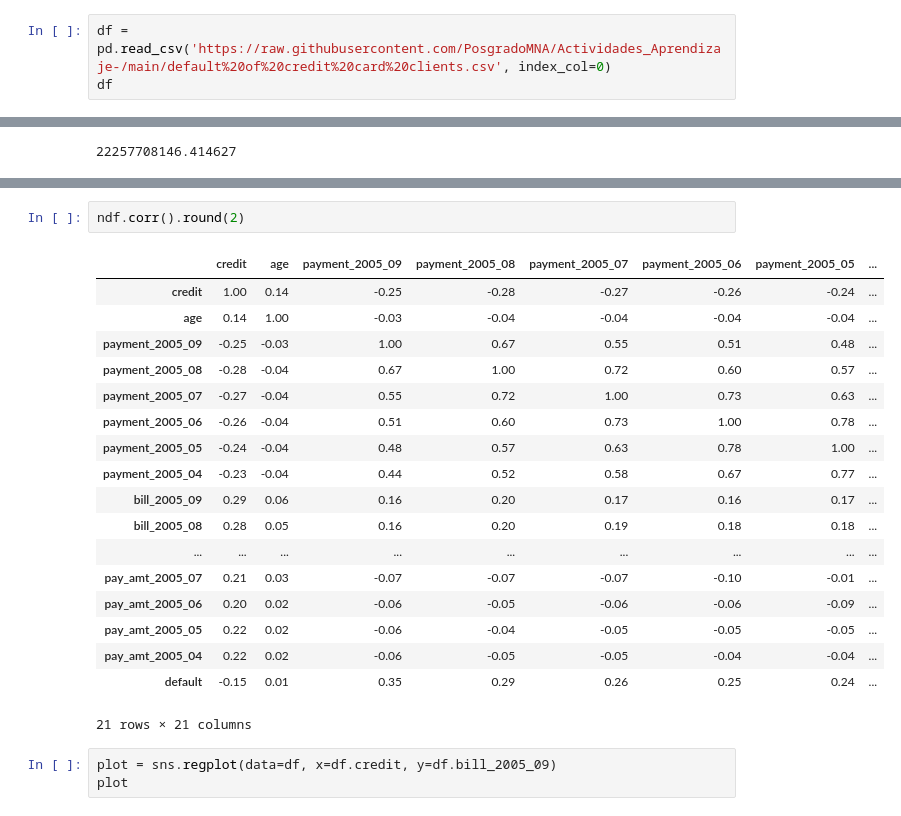
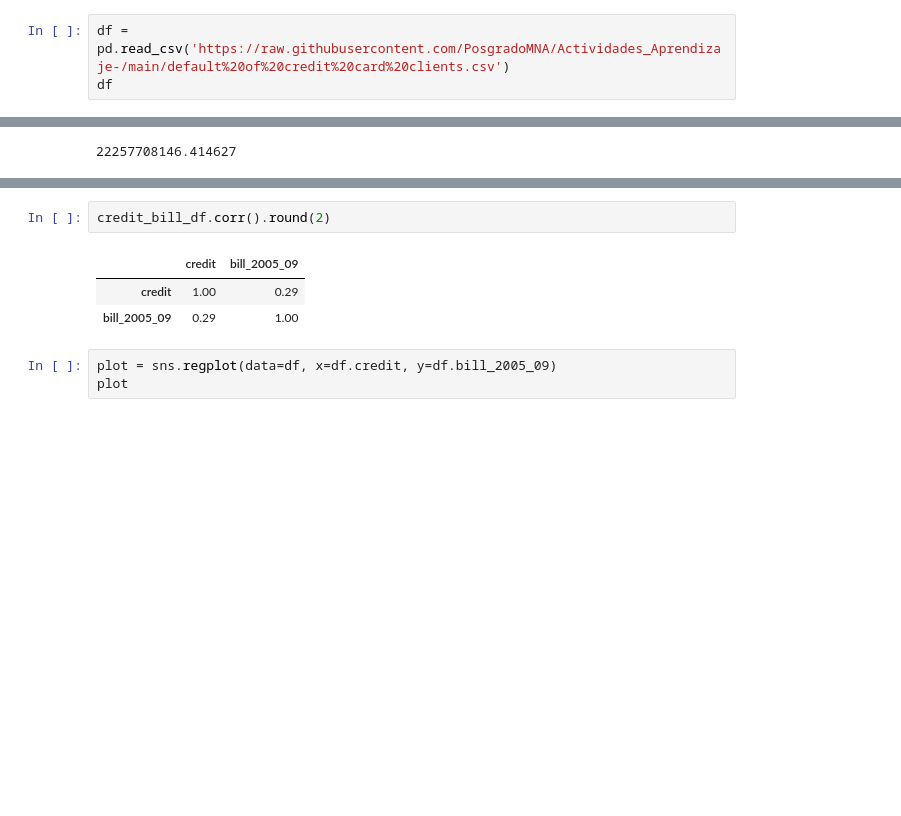
Before and after one commit to PosgradoMNA/actividades-del-projecto-equipo-35, a Jupyter notebook: Semana_4_Actividad_1.ipynb, the cells around one changed output, grey strips where cells are left out. Saved outputs shown, nothing was run; the diff lists cells and outputs as text; blank space fills up the shorter version.

```diff
--- a/Semana_4_Actividad_1.ipynb
+++ b/Semana_4_Actividad_1.ipynb
@@ -45,6 +45,6 @@ import matplotlib.pyplot as plt
 
 from sklearn.decomposition import PCA
 # %%
-df = pd.read_csv('https://raw.githubusercontent.com/PosgradoMNA/Actividades_Aprendizaje-/main/default%20of%20credit%20card%20clients.csv', index_col=0)
+df = pd.read_csv('https://raw.githubusercontent.com/PosgradoMNA/Actividades_Aprendizaje-/main/default%20of%20credit%20card%20clients.csv')
 df
 # %% [output]
@@ -277,24 +272,9 @@ Varianza de Cuentas: 11.94 %
 # %%
-ndf.corr().round(2)
+credit_bill_df.corr().round(2)
 # %% [output]
-|  | credit | age | payment_2005_09 | payment_2005_08 | payment_2005_07 | payment_2005_06 | payment_2005_05 | ... |
-| credit | 1.00 | 0.14 | -0.25 | -0.28 | -0.27 | -0.26 | -0.24 | ... |
-| age | 0.14 | 1.00 | -0.03 | -0.04 | -0.04 | -0.04 | -0.04 | ... |
-| payment_2005_09 | -0.25 | -0.03 | 1.00 | 0.67 | 0.55 | 0.51 | 0.48 | ... |
-| payment_2005_08 | -0.28 | -0.04 | 0.67 | 1.00 | 0.72 | 0.60 | 0.57 | ... |
-| payment_2005_07 | -0.27 | -0.04 | 0.55 | 0.72 | 1.00 | 0.73 | 0.63 | ... |
-| payment_2005_06 | -0.26 | -0.04 | 0.51 | 0.60 | 0.73 | 1.00 | 0.78 | ... |
-| payment_2005_05 | -0.24 | -0.04 | 0.48 | 0.57 | 0.63 | 0.78 | 1.00 | ... |
-| payment_2005_04 | -0.23 | -0.04 | 0.44 | 0.52 | 0.58 | 0.67 | 0.77 | ... |
-| bill_2005_09 | 0.29 | 0.06 | 0.16 | 0.20 | 0.17 | 0.16 | 0.17 | ... |
-| bill_2005_08 | 0.28 | 0.05 | 0.16 | 0.20 | 0.19 | 0.18 | 0.18 | ... |
-| ... | ... | ... | ... | ... | ... | ... | ... | ... |
-| pay_amt_2005_07 | 0.21 | 0.03 | -0.07 | -0.07 | -0.07 | -0.10 | -0.01 | ... |
-| pay_amt_2005_06 | 0.20 | 0.02 | -0.06 | -0.05 | -0.06 | -0.06 | -0.09 | ... |
-| pay_amt_2005_05 | 0.22 | 0.02 | -0.06 | -0.04 | -0.05 | -0.05 | -0.05 | ... |
-| pay_amt_2005_04 | 0.22 | 0.02 | -0.06 | -0.05 | -0.05 | -0.04 | -0.04 | ... |
-| default | -0.15 | 0.01 | 0.35 | 0.29 | 0.26 | 0.25 | 0.24 | ... |
+|  | credit | bill_2005_09 |
+| credit | 1.00 | 0.29 |
+| bill_2005_09 | 0.29 | 1.00 |
-21 rows × 21 columns
 # %%
 plot = sns.regplot(data=df, x=df.credit, y=df.bill_2005_09)
 plot
```
Also changed, not shown: parts of 26 cells of this notebook.
